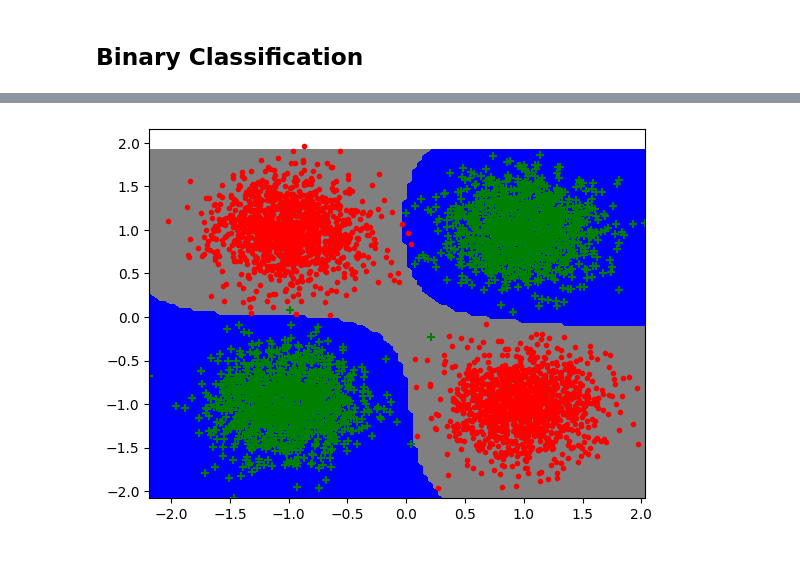
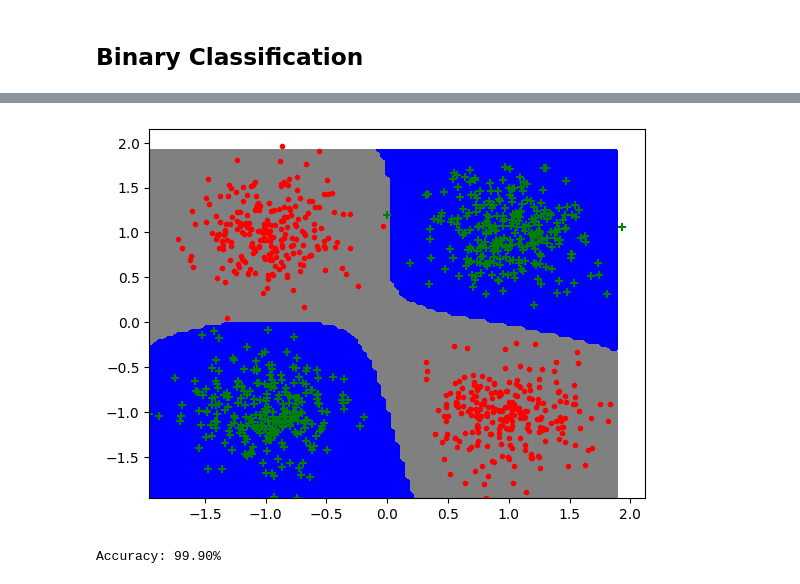
Before and after one commit to Ethan2541/Neural-Network-Library, a Jupyter notebook: experiments/sequential_network.ipynb, the cells around one changed output, grey strips where cells are left out. Cells and saved outputs as stored; diff of their text form; code cells hidden in the pictures.

```diff
--- a/experiments/sequential_network.ipynb
+++ b/experiments/sequential_network.ipynb
@@ -41,9 +56,9 @@ plt.show()
 # %%
-import numpy as np
-
 X, y = gen_arti(sigma=0.1, nbex=5000, data_type=1, epsilon=0.02)
 y = np.where(y == -1, 0, 1)
+
+X_train, X_test, y_train, y_test = train_test_split(X, y, test_size=0.2)
 # %%
-network = Sequential(Linear(X.shape[1], 8), Tanh(), Linear(8, 1), Sigmoid())
+network = Sequential(Linear(X_train.shape[1], 8), Tanh(), Linear(8, 1), Sigmoid())
 loss = MSELoss()
 # %%
@@ -53,7 +75,14 @@ def predict(X):
     z = network(X)
     return np.where(z > 0.5, 1, 0)
 # %%
-plot_frontiere(X, predict, step=100)
-plot_data(X, y)
+plot_frontiere(X_test, predict, step=100)
+plot_data(X_test, y_test)
 # %% [output]
-[figure, old version]
+[figure, new version]
+# %%
+def accuracy_score(y, yhat):
+    return np.mean(y == yhat)
+
+print(f"Accuracy: {accuracy_score(y_test, predict(X_test))*100:.2f}%")
+# %% [output]
+Accuracy: 99.90%
```
Also changed, not shown: parts of 10 cells of this notebook, 4 other files.
